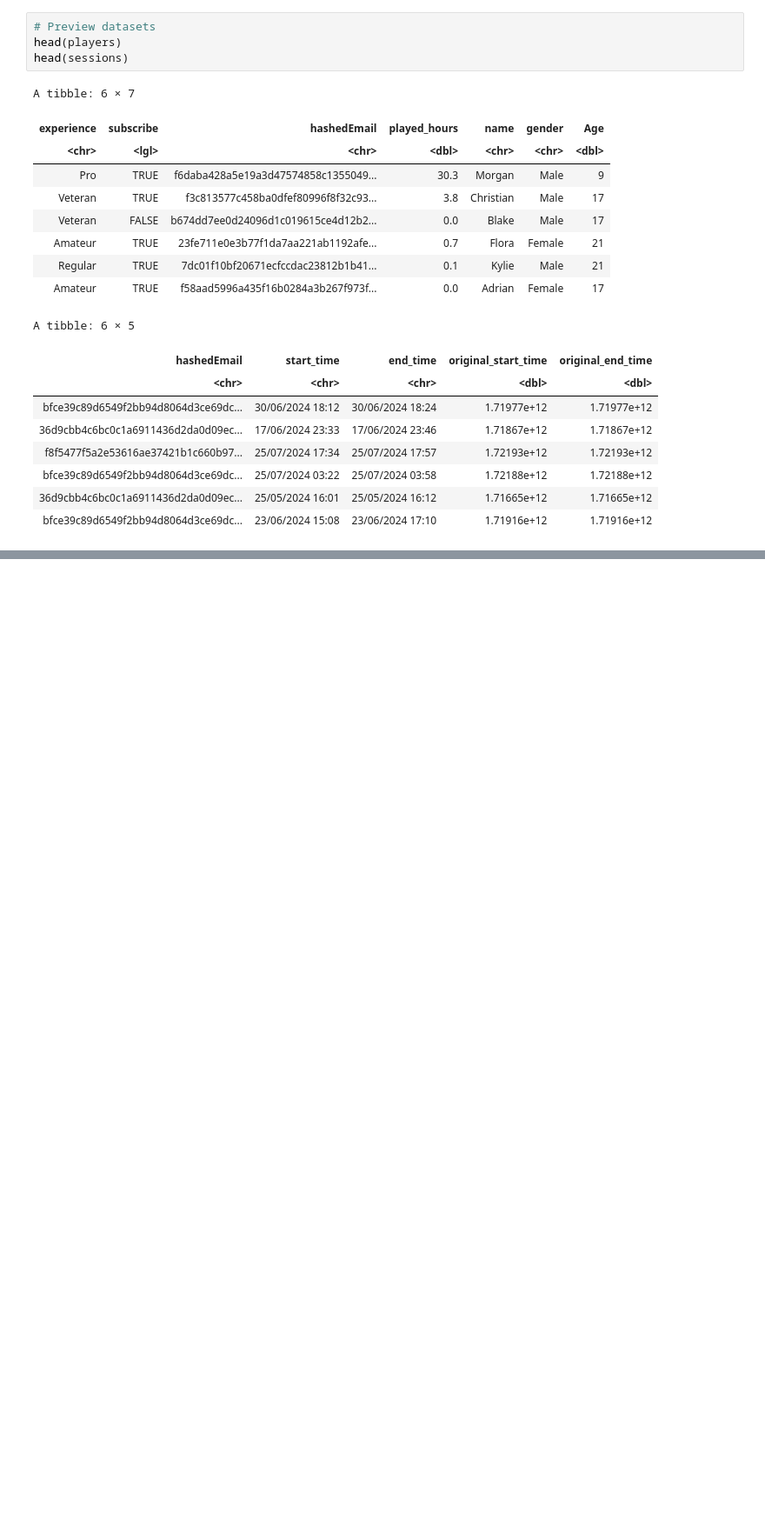
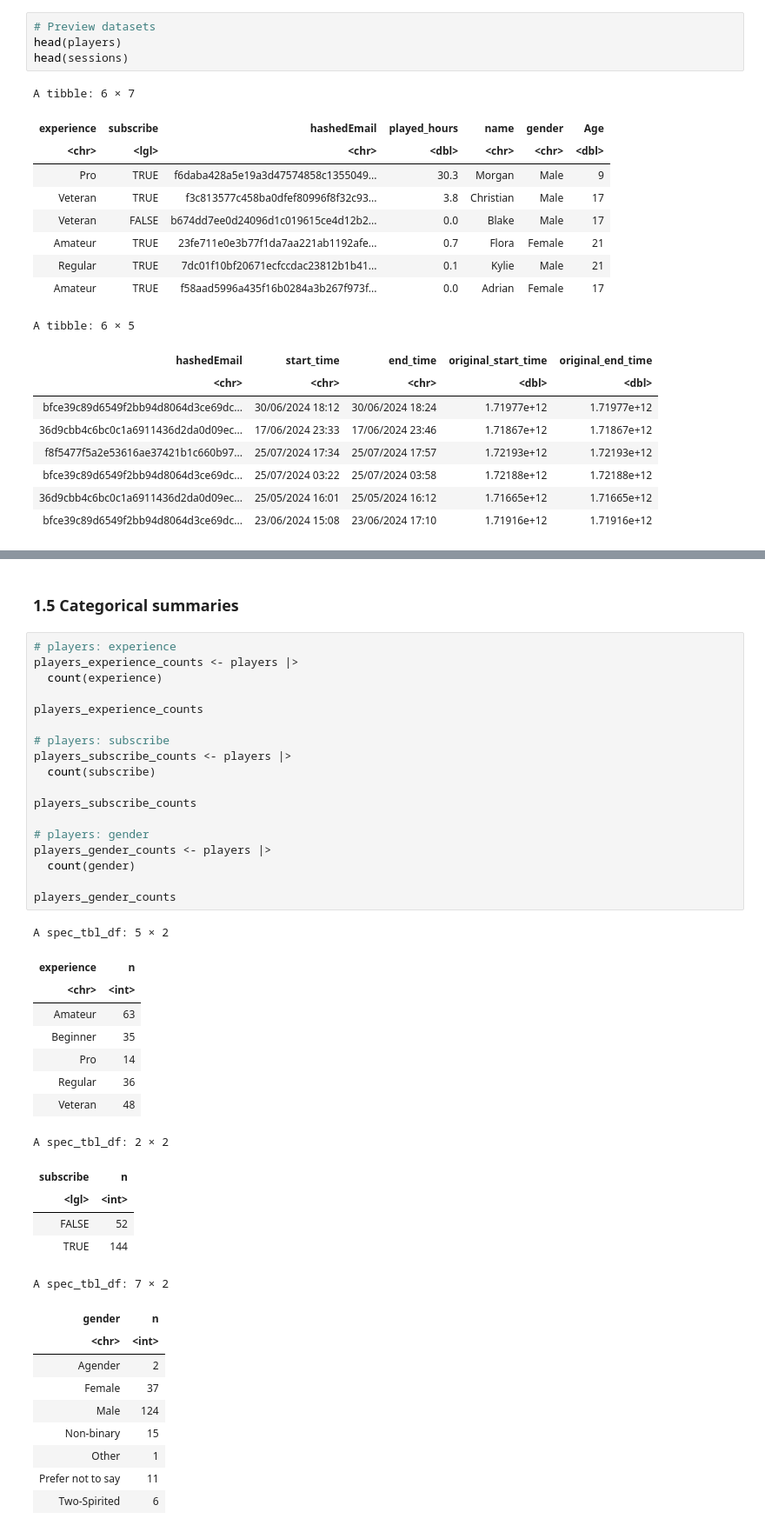
Before and after one commit to gavinceee/DSCI_Proj, a Jupyter notebook: proj_ind.ipynb, the cells around one changed output, grey strips where cells are left out. Shown at 87% size. Drawn from its saved outputs; the diff is of its cells as text; blank space fills up the shorter version.

```diff
--- a/proj_ind.ipynb
+++ b/proj_ind.ipynb
@@ -60,0 +176,44 @@ A tibble: 6 × 5
+# %% [markdown]
+### 1.5 Categorical summaries
+# %%
+# players: experience
+players_experience_counts <- players |>
+  count(experience)
+
+players_experience_counts
+
+# players: subscribe
+players_subscribe_counts <- players |>
+  count(subscribe)
+
+players_subscribe_counts
+
+# players: gender
+players_gender_counts <- players |>
+  count(gender)
+
+players_gender_counts
+# %% [output]
+A spec_tbl_df: 5 × 2
+| experience | n |
+| <chr> | <int> |
+| Amateur | 63 |
+| Beginner | 35 |
+| Pro | 14 |
+| Regular | 36 |
+| Veteran | 48 |
+A spec_tbl_df: 2 × 2
+| subscribe | n |
+| <lgl> | <int> |
+| FALSE | 52 |
+| TRUE | 144 |
+A spec_tbl_df: 7 × 2
+| gender | n |
+| <chr> | <int> |
+| Agender | 2 |
+| Female | 37 |
+| Male | 124 |
+| Non-binary | 15 |
+| Other | 1 |
+| Prefer not to say | 11 |
+| Two-Spirited | 6 |
```
Also changed, not shown: parts of 15 cells of this notebook.
